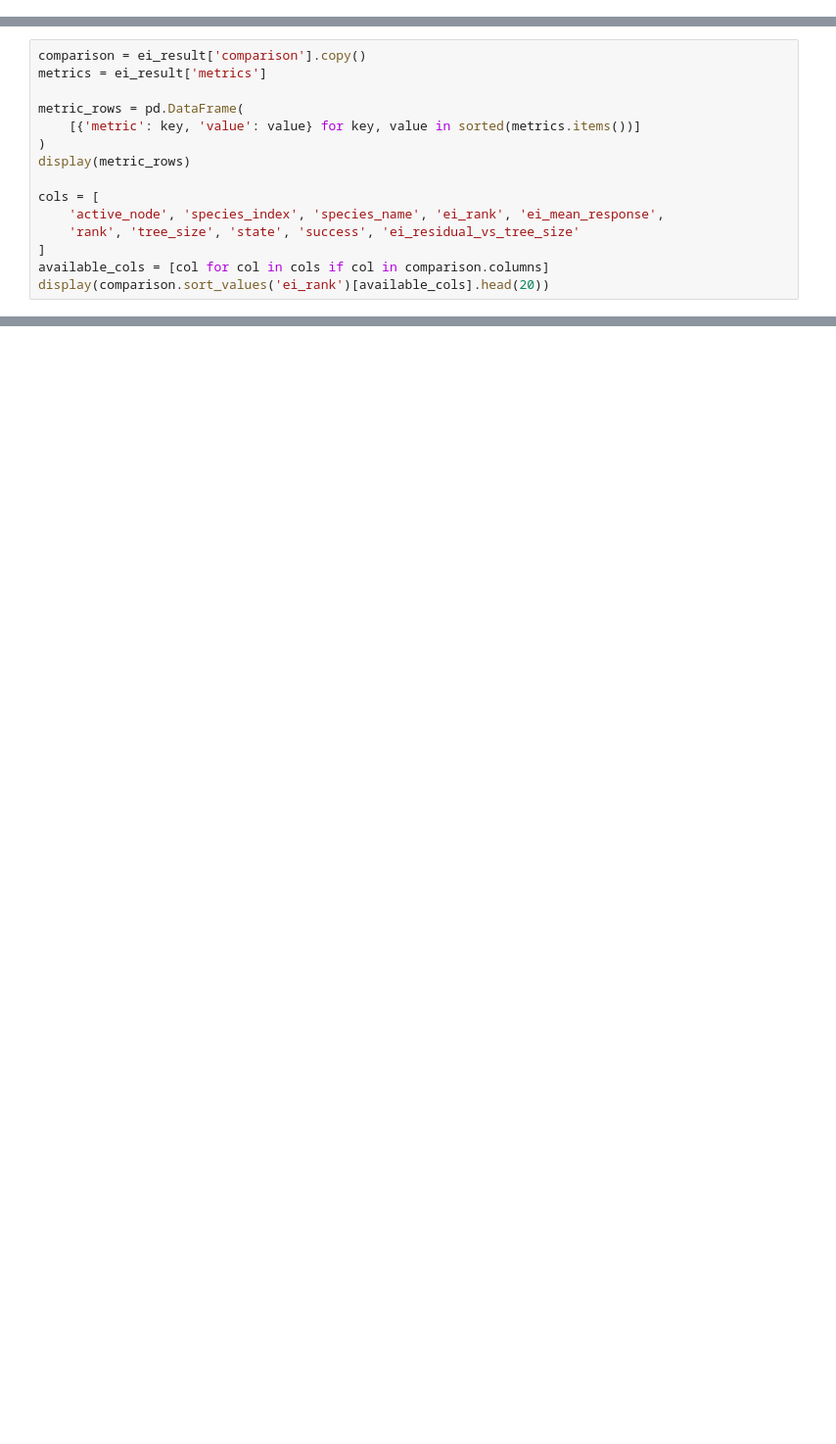
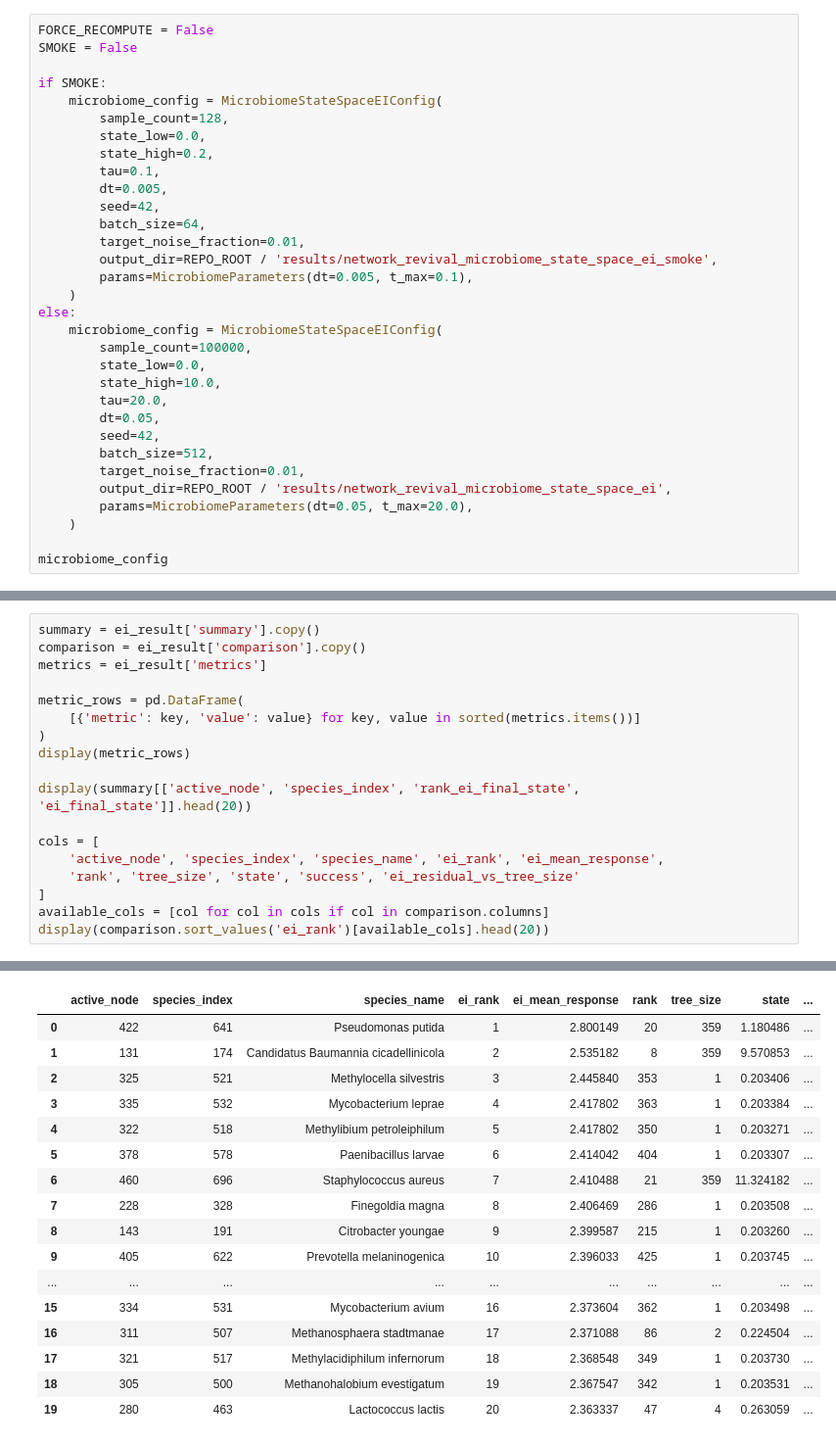
Before and after one commit to Matthew-ymz/EISyn, a Jupyter notebook: exp/network_revival/notebook_microbiome_ei.ipynb, the cells around one changed output, grey strips where cells are left out. Shown at 98% size. Drawn from its saved outputs; the diff is of its cells as text; blank space fills up the shorter version.

Commit message:
ymz try network revival

```diff
--- a/exp/network_revival/notebook_microbiome_ei.ipynb
+++ b/exp/network_revival/notebook_microbiome_ei.ipynb
@@ -77,0 +35,32 @@ The runner writes sample arrays, EI summaries, comparison tables, and a manifest
+# %%
+FORCE_RECOMPUTE = False
+SMOKE = False
+
+if SMOKE:
+    microbiome_config = MicrobiomeStateSpaceEIConfig(
+        sample_count=128,
+        state_low=0.0,
+        state_high=0.2,
+        tau=0.1,
+        dt=0.005,
+        seed=42,
+        batch_size=64,
+        target_noise_fraction=0.01,
+        output_dir=REPO_ROOT / 'results/network_revival_microbiome_state_space_ei_smoke',
+        params=MicrobiomeParameters(dt=0.005, t_max=0.1),
+    )
+else:
+    microbiome_config = MicrobiomeStateSpaceEIConfig(
+        sample_count=100000,
+        state_low=0.0,
+        state_high=10.0,
+        tau=20.0,
+        dt=0.05,
+        seed=42,
+        batch_size=512,
+        target_noise_fraction=0.01,
+        output_dir=REPO_ROOT / 'results/network_revival_microbiome_state_space_ei',
+        params=MicrobiomeParameters(dt=0.05, t_max=20.0),
+    )
+
+microbiome_config
@@ -99,4 +100,5 @@ We compare EI against the paper recovery ranking using rank correlations, succes
 # %%
+summary = ei_result['summary'].copy()
 comparison = ei_result['comparison'].copy()
 metrics = ei_result['metrics']
 
@@ -105,9 +107,12 @@ metric_rows = pd.DataFrame(
 )
 display(metric_rows)
 
+display(summary[['active_node', 'species_index', 'rank_ei_final_state', 'ei_final_state']].head(20))
+
 cols = [
     'active_node', 'species_index', 'species_name', 'ei_rank', 'ei_mean_response',
     'rank', 'tree_size', 'state', 'success', 'ei_residual_vs_tree_size'
 ]
 available_cols = [col for col in cols if col in comparison.columns]
 display(comparison.sort_values('ei_rank')[available_cols].head(20))
+# %% [output]
@@ -113,0 +153,17 @@ display(comparison.sort_values('ei_rank')[available_cols].head(20))
+|  | active_node | species_index | species_name | ei_rank | ei_mean_response | rank | tree_size | state | ... |
+| 0 | 422 | 641 | Pseudomonas putida | 1 | 2.800149 | 20 | 359 | 1.180486 | ... |
+| 1 | 131 | 174 | Candidatus Baumannia cicadellinicola | 2 | 2.535182 | 8 | 359 | 9.570853 | ... |
+| 2 | 325 | 521 | Methylocella silvestris | 3 | 2.445840 | 353 | 1 | 0.203406 | ... |
+| 3 | 335 | 532 | Mycobacterium leprae | 4 | 2.417802 | 363 | 1 | 0.203384 | ... |
+| 4 | 322 | 518 | Methylibium petroleiphilum | 5 | 2.417802 | 350 | 1 | 0.203271 | ... |
+| 5 | 378 | 578 | Paenibacillus larvae | 6 | 2.414042 | 404 | 1 | 0.203307 | ... |
+| 6 | 460 | 696 | Staphylococcus aureus | 7 | 2.410488 | 21 | 359 | 11.324182 | ... |
+| 7 | 228 | 328 | Finegoldia magna | 8 | 2.406469 | 286 | 1 | 0.203508 | ... |
+| 8 | 143 | 191 | Citrobacter youngae | 9 | 2.399587 | 215 | 1 | 0.203260 | ... |
+| 9 | 405 | 622 | Prevotella melaninogenica | 10 | 2.396033 | 425 | 1 | 0.203745 | ... |
+| ... | ... | ... | ... | ... | ... | ... | ... | ... | ... |
+| 15 | 334 | 531 | Mycobacterium avium | 16 | 2.373604 | 362 | 1 | 0.203498 | ... |
+| 16 | 311 | 507 | Methanosphaera stadtmanae | 17 | 2.371088 | 86 | 2 | 0.224504 | ... |
+| 17 | 321 | 517 | Methylacidiphilum infernorum | 18 | 2.368548 | 349 | 1 | 0.203730 | ... |
+| 18 | 305 | 500 | Methanohalobium evestigatum | 19 | 2.367547 | 342 | 1 | 0.203531 | ... |
+| 19 | 280 | 463 | Lactococcus lactis | 20 | 2.363337 | 47 | 4 | 0.263059 | ... |
```
Also changed, not shown: parts of 23 cells of this notebook, 47 other files.
